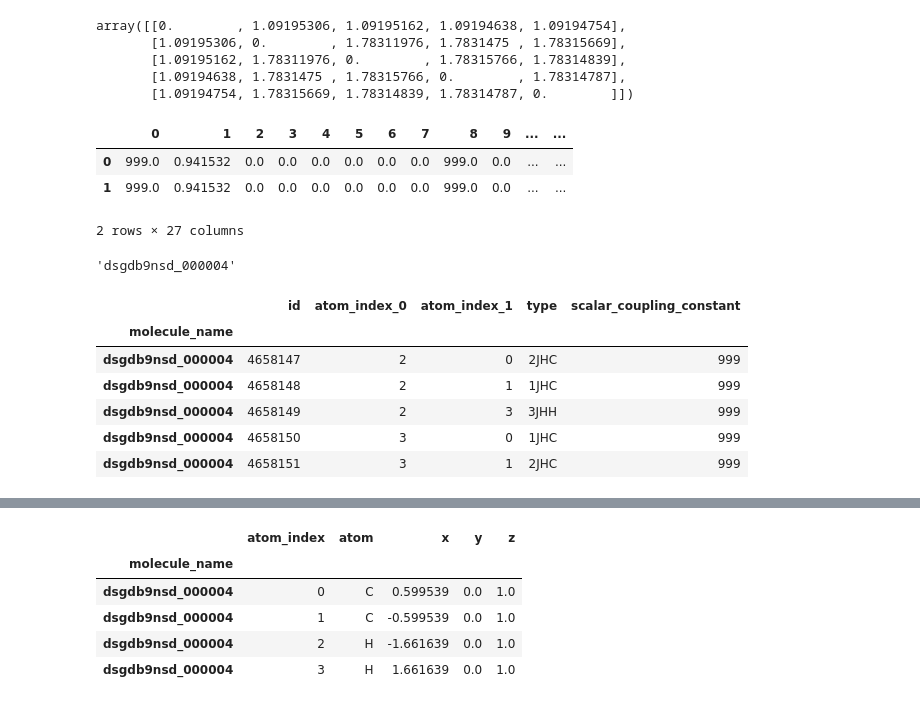
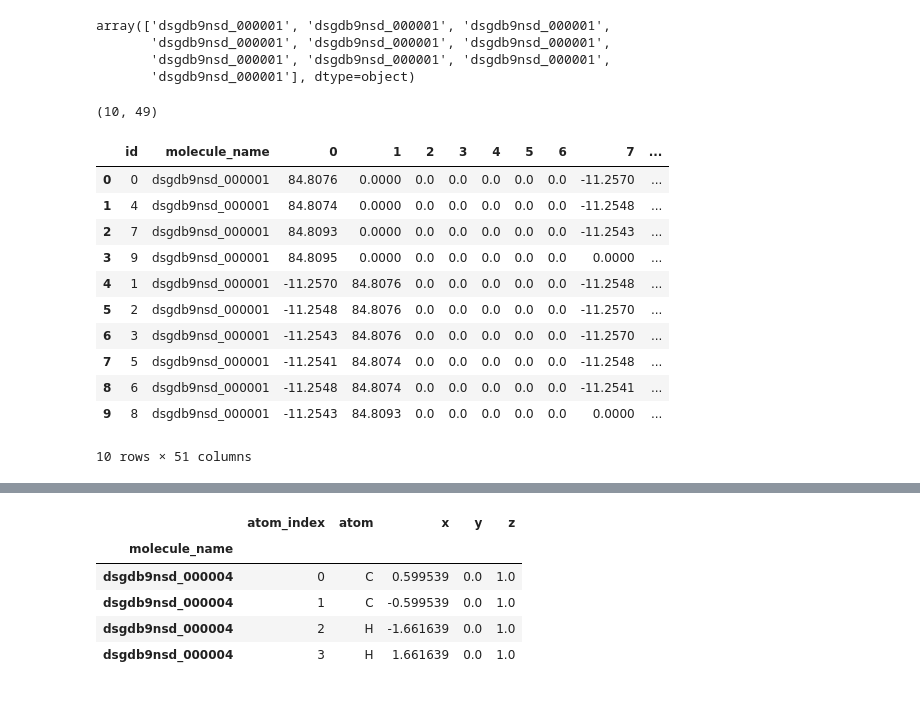
Before and after one commit to Rio114/kaggle, a Jupyter notebook: champs/dev_util.ipynb, the cells around one changed output, grey strips where cells are left out. Drawn from its saved outputs; the diff is of its cells as text; code cells hidden in the pictures.

```diff
--- a/champs/dev_util.ipynb
+++ b/champs/dev_util.ipynb
@@ -25,0 +51,15 @@ def get_dist_matrix(df_structures_idx, molecule):
+# %%
+df_idx.loc[mols[0]].index.values
+# %% [output]
+array(['dsgdb9nsd_000001', 'dsgdb9nsd_000001', 'dsgdb9nsd_000001',
+       'dsgdb9nsd_000001', 'dsgdb9nsd_000001', 'dsgdb9nsd_000001',
+       'dsgdb9nsd_000001', 'dsgdb9nsd_000001', 'dsgdb9nsd_000001',
+       'dsgdb9nsd_000001'], dtype=object)
+# %%
+def pickup_bond_dist(df_mol_idx_0, dist_arr, bond):
+    df_mol_idx_b = df_mol_idx_0.query('type == "{}"'.format(bond))
+    atoms_b = df_mol_idx_b['atom_index_1'].values
+    dist_b = dist_arr[atoms_b]
+    sorting_b = np.argsort(dist_b)
+    idx_b = df_mol_idx_b.index.values
+    return idx_b[sorting_b], 1/dist_arr[atoms_b][sorting_b]
@@ -26,16 +157,2 @@ def get_dist_matrix(df_structures_idx, molecule):
 # %%
-get_dist_matrix(df_structures_idx, mols[0])
+df_sc_map, df_bond_length = gen_map_dist(df_idx, df_structures_idx, mols[0])
-# %% [output]
-array([[0.        , 1.09195306, 1.09195162, 1.09194638, 1.09194754],
-       [1.09195306, 0.        , 1.78311976, 1.7831475 , 1.78315669],
-       [1.09195162, 1.78311976, 0.        , 1.78315766, 1.78314839],
-       [1.09194638, 1.7831475 , 1.78315766, 0.        , 1.78314787],
-       [1.09194754, 1.78315669, 1.78314839, 1.78314787, 0.        ]])
-# %%
-m = mols[0]
-gen_second_data(df_idx, df_structures_idx, m, target_bond='1JHC', target_col='scalar_coupling_constant')
-# %% [output]
-|  | 0 | 1 | 2 | 3 | 4 | 5 | 6 | 7 | 8 | 9 | ... | ... |
-| 0 | 999.0 | 0.941532 | 0.0 | 0.0 | 0.0 | 0.0 | 0.0 | 0.0 | 999.0 | 0.0 | ... | ... |
-| 1 | 999.0 | 0.941532 | 0.0 | 0.0 | 0.0 | 0.0 | 0.0 | 0.0 | 999.0 | 0.0 | ... | ... |
-2 rows × 27 columns
@@ -99,15 +159,33 @@ def gen_second_data(df_idx, df_structures_idx, m, target_bond='1JHC', target_col
-# %%
-mols[0]
-# %% [output]
-'dsgdb9nsd_000004'
-# %%
-m = mols[0]
-df_idx.loc[m]
-# %% [output]
-|  | id | atom_index_0 | atom_index_1 | type | scalar_coupling_constant |
-| molecule_name |  |  |  |  |  |
-| dsgdb9nsd_000004 | 4658147 | 2 | 0 | 2JHC | 999 |
-| dsgdb9nsd_000004 | 4658148 | 2 | 1 | 1JHC | 999 |
-| dsgdb9nsd_000004 | 4658149 | 2 | 3 | 3JHH | 999 |
-| dsgdb9nsd_000004 | 4658150 | 3 | 0 | 1JHC | 999 |
-| dsgdb9nsd_000004 | 4658151 | 3 | 1 | 2JHC | 999 |
+# %%
+df_sc_map_temp[cols].replace(id_sc_map).values.shape
+# %% [output]
+(10, 49)
+# %%
+m = mols[0]
+
+df_sc_map_idx = df_sc_map.set_index("molecule_name")
+df_sc_map_temp = df_sc_map_idx.loc[m]
+
+id_sc_map = dict(df_idx.loc[m][['id', 'scalar_coupling_constant']].values)
+id_sc_map[-1] = 0
+id_sc_map
+
+cols = list(df_sc_map_temp.columns)
+cols.remove('id')
+ids = pd.DataFrame(df_sc_map_temp['id']).reset_index()
+del ids['molecule_name']
+df_bond_sc = pd.concat([ids, df_sc_map_temp[cols].replace(id_sc_map).reset_index()], axis=1)
+df_bond_sc
+# %% [output]
+|  | id | molecule_name | 0 | 1 | 2 | 3 | 4 | 5 | 6 | 7 | ... |
+| 0 | 0 | dsgdb9nsd_000001 | 84.8076 | 0.0000 | 0.0 | 0.0 | 0.0 | 0.0 | 0.0 | -11.2570 | ... |
+| 1 | 4 | dsgdb9nsd_000001 | 84.8074 | 0.0000 | 0.0 | 0.0 | 0.0 | 0.0 | 0.0 | -11.2548 | ... |
+| 2 | 7 | dsgdb9nsd_000001 | 84.8093 | 0.0000 | 0.0 | 0.0 | 0.0 | 0.0 | 0.0 | -11.2543 | ... |
+| 3 | 9 | dsgdb9nsd_000001 | 84.8095 | 0.0000 | 0.0 | 0.0 | 0.0 | 0.0 | 0.0 | 0.0000 | ... |
+| 4 | 1 | dsgdb9nsd_000001 | -11.2570 | 84.8076 | 0.0 | 0.0 | 0.0 | 0.0 | 0.0 | -11.2548 | ... |
+| 5 | 2 | dsgdb9nsd_000001 | -11.2548 | 84.8076 | 0.0 | 0.0 | 0.0 | 0.0 | 0.0 | -11.2570 | ... |
+| 6 | 3 | dsgdb9nsd_000001 | -11.2543 | 84.8076 | 0.0 | 0.0 | 0.0 | 0.0 | 0.0 | -11.2570 | ... |
+| 7 | 5 | dsgdb9nsd_000001 | -11.2541 | 84.8074 | 0.0 | 0.0 | 0.0 | 0.0 | 0.0 | -11.2548 | ... |
+| 8 | 6 | dsgdb9nsd_000001 | -11.2548 | 84.8074 | 0.0 | 0.0 | 0.0 | 0.0 | 0.0 | -11.2541 | ... |
+| 9 | 8 | dsgdb9nsd_000001 | -11.2543 | 84.8093 | 0.0 | 0.0 | 0.0 | 0.0 | 0.0 | 0.0000 | ... |
+10 rows × 51 columns
```
Also changed, not shown: parts of 14 cells of this notebook, 4 other files.
